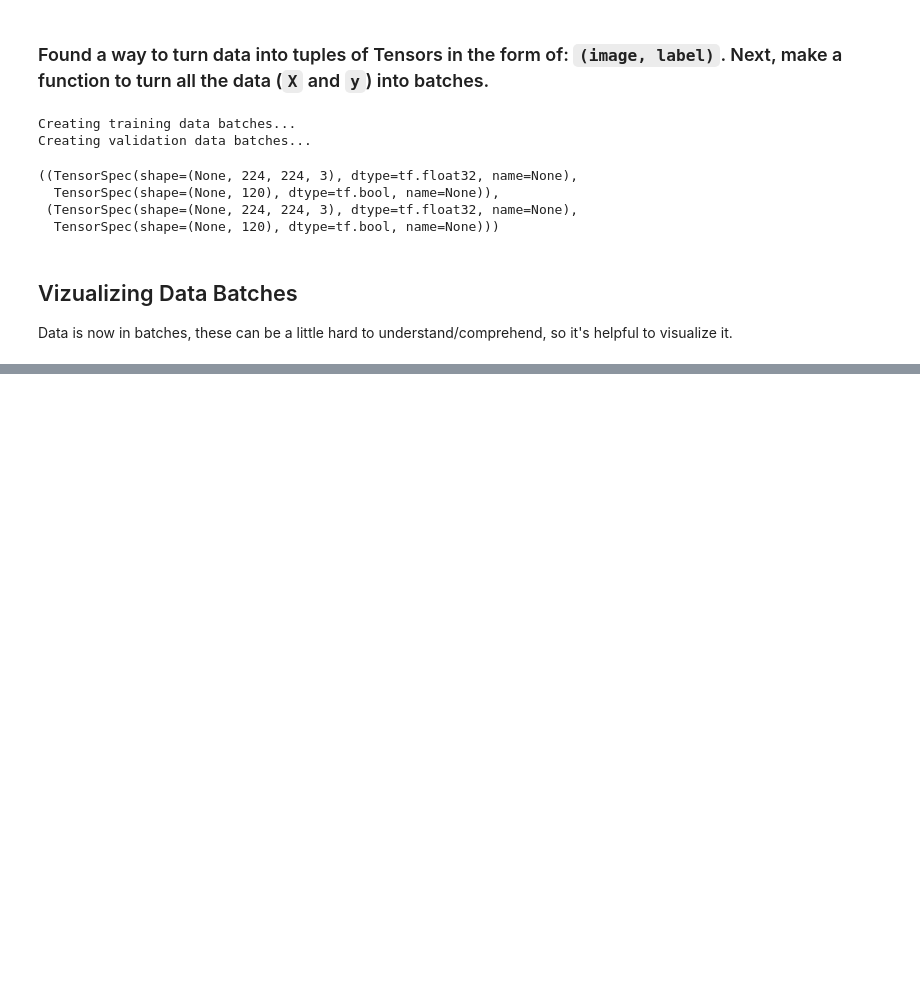
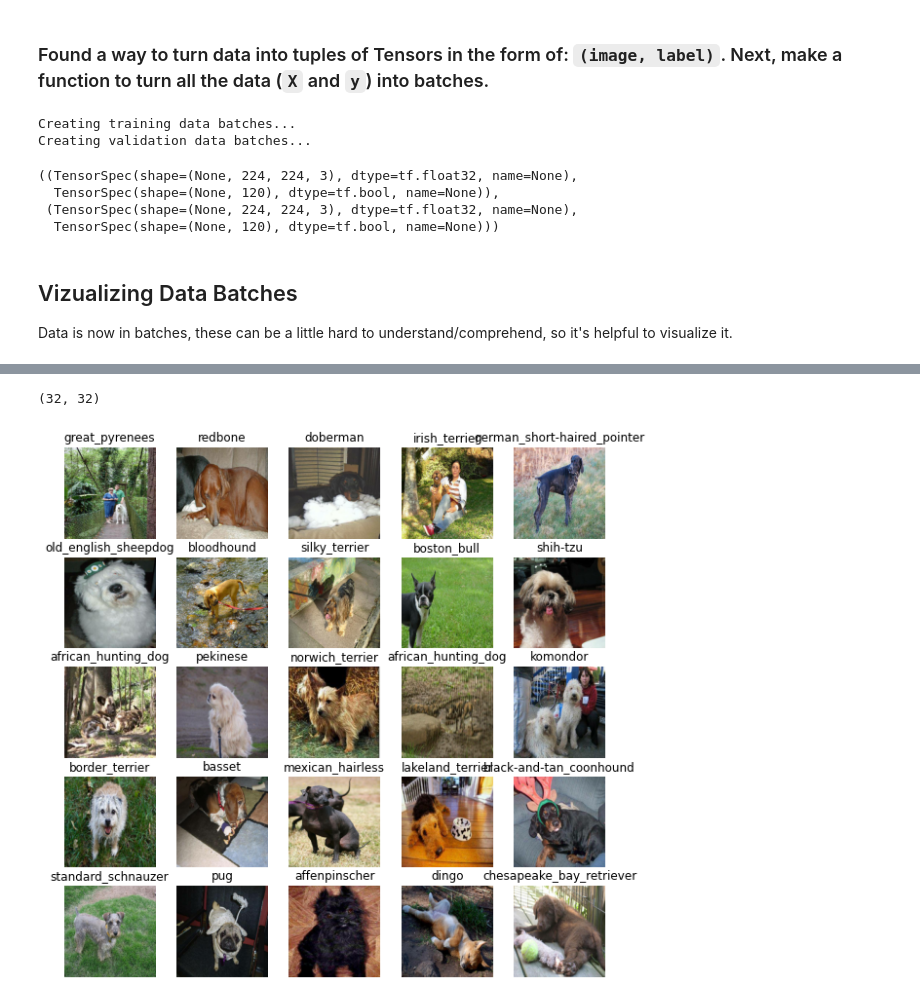
Before and after one commit to LucianPopaLVP/Deep-Learning-Project--Dog-Vision, a Jupyter notebook: dog_vision.ipynb, the cells around one changed output, grey strips where cells are left out. Cells and saved outputs as stored; diff of their text form; code cells hidden in the pictures; blank space fills up the shorter version.

```diff
--- a/dog_vision.ipynb
+++ b/dog_vision.ipynb
@@ -383,7 +383,7 @@ def get_image_label(image_path, label):
 ### Found a way to turn data into tuples of Tensors in the form of: `(image, label)`. Next, make a function to turn all the data (`X` and `y`) into batches.
 # %%
 # Define the batch size
-BATCH_SIZE = 31
+BATCH_SIZE = 32
 
 # Create a function to turn data into batches
 def create_data_batches(X, y=None, batch_size=BATCH_SIZE, valid_data=False, test_data=False):
@@ -458,6 +458,9 @@ def show_25_images(images, labels):
     # display an image
     plt.imshow(images[i])
     # Add the image label as title
-    plt.title(unique_breeds[labels[i],argmax()])
+    plt.title(unique_breeds[labels[i].argmax()])
     # Turn the grid lines off
     plt.axis("off")
+# %%
+train_images, train_labels = next(train_data.as_numpy_iterator())
+train_images, train_labels
@@ -463,0 +485,9 @@ def show_25_images(images, labels):
+# %%
+len(train_images), len(train_labels)
+# %% [output]
+(32, 32)
+# %%
+# Visualize data in a training batch
+show_25_images(train_images, train_labels)
+# %% [output]
+[figure, added]
```
Also changed, not shown: parts of 3 cells of this notebook.
